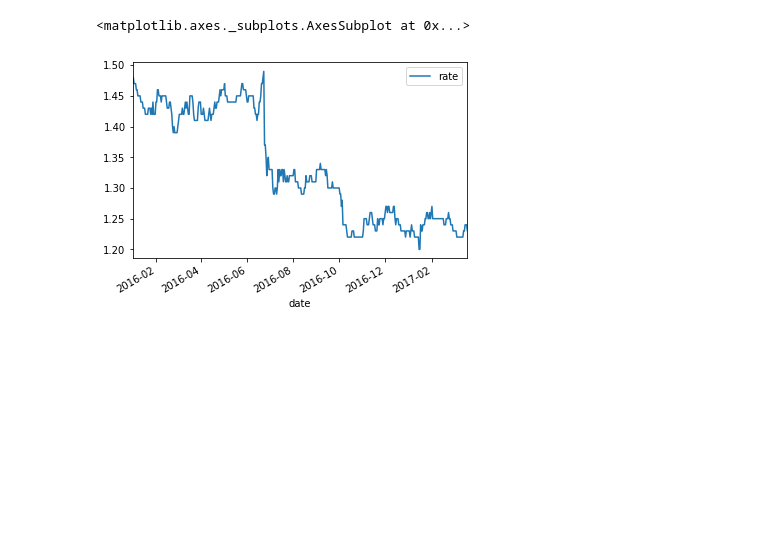
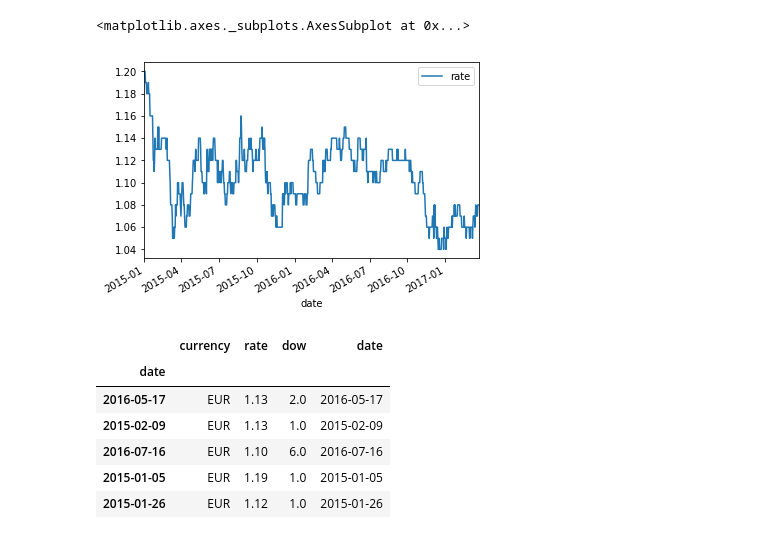
Before and after one commit to skilbjo/fx, a Jupyter notebook: python-src/data-analysis.ipynb, the cells around one changed output. Cells and saved outputs as stored; diff of their text form; code cells hidden in the pictures; blank space fills up the shorter version.

```diff
--- a/python-src/data-analysis.ipynb
+++ b/python-src/data-analysis.ipynb
@@ -3,24 +3,38 @@
 import os
 import numpy as np
 import pandas as pd
+from sklearn.ensemble import RandomForestClassifier
+from sklearn.pipeline import FeatureUnion
+from sklearn.base import BaseEstimator, TransformerMixin
 from sqlalchemy import create_engine
 import matplotlib.pyplot as plt
 from time import time
-con = create_engine(os.environ['dw_uri'], echo=False).raw_connection()
+con = create_engine(os.environ['db_uri'], echo=False).raw_connection()
 # %%
-currency = "GBP"
-sql = "select * \
+currency = "EUR"
+sql = "select date,currency,rate, extract(dow from date) as dow \
        from rates \
        where \
         currency = %(currency)s \
-        and date between %(start)s and %(end)s"
+        and date between %(start)s and %(end)s \
+       group by 1, 2, 3, 4"
 df = pd.read_sql(sql,con,
                  params={'currency':currency,
-                         'start':'2016-01-01',
-                         'end':'2017-03-20'},index_col='date',parse_dates=['date'])
+                         'start':'2015-01-01',
+                         'end':'2017-04-20'},index_col='date',parse_dates=['date'])
+df['date'] = df.index
+# %%
+df.plot('date','rate')
+# %% [output]
+<matplotlib.axes._subplots.AxesSubplot at 0x...>
+[figure, added]
 # %%
 df.head()
-df.plot()
 # %% [output]
-<matplotlib.axes._subplots.AxesSubplot at 0x...>
-[figure, removed]
+|  | currency | rate | dow | date |
+| date |  |  |  |  |
+| 2016-05-17 | EUR | 1.13 | 2.0 | 2016-05-17 |
+| 2015-02-09 | EUR | 1.13 | 1.0 | 2015-02-09 |
+| 2016-07-16 | EUR | 1.10 | 6.0 | 2016-07-16 |
+| 2015-01-05 | EUR | 1.19 | 1.0 | 2015-01-05 |
+| 2015-01-26 | EUR | 1.12 | 1.0 | 2015-01-26 |
```
Also changed, not shown: parts of 3 cells of this notebook.
